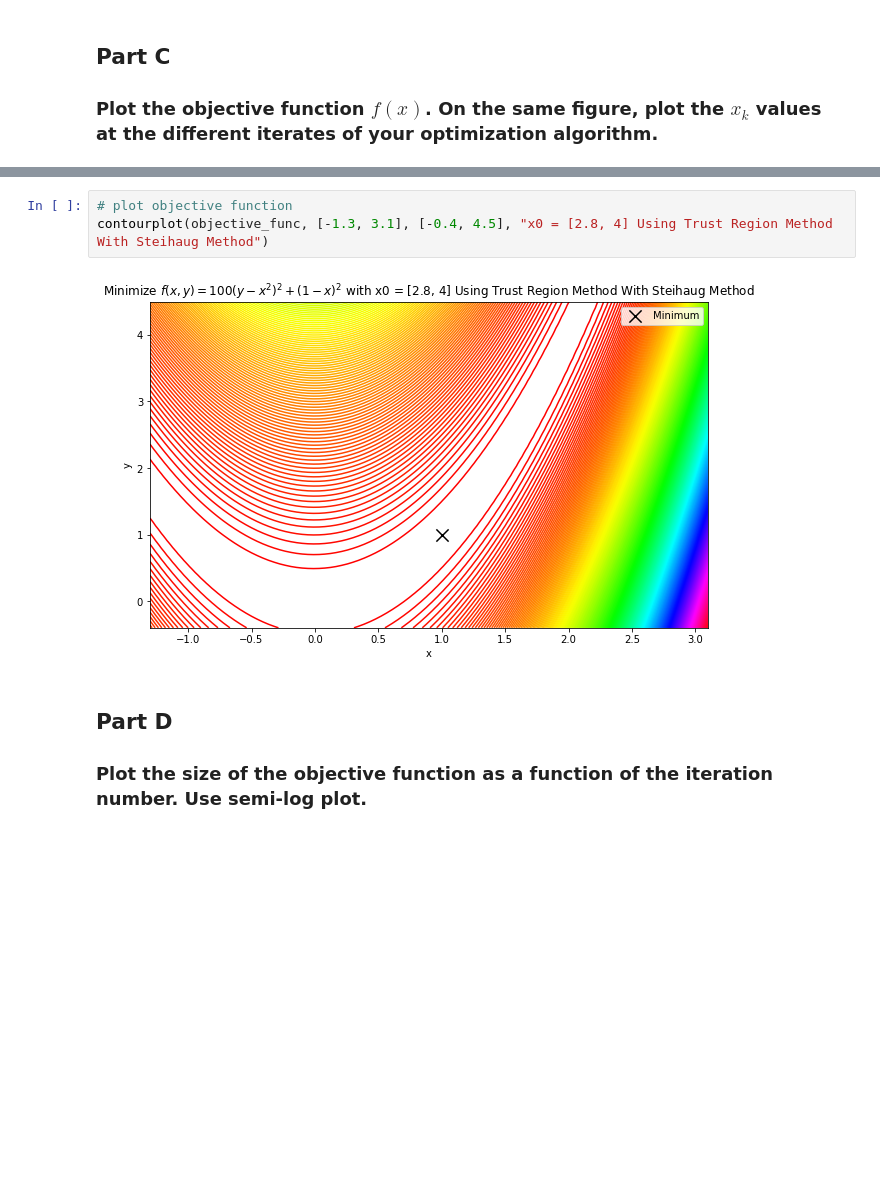
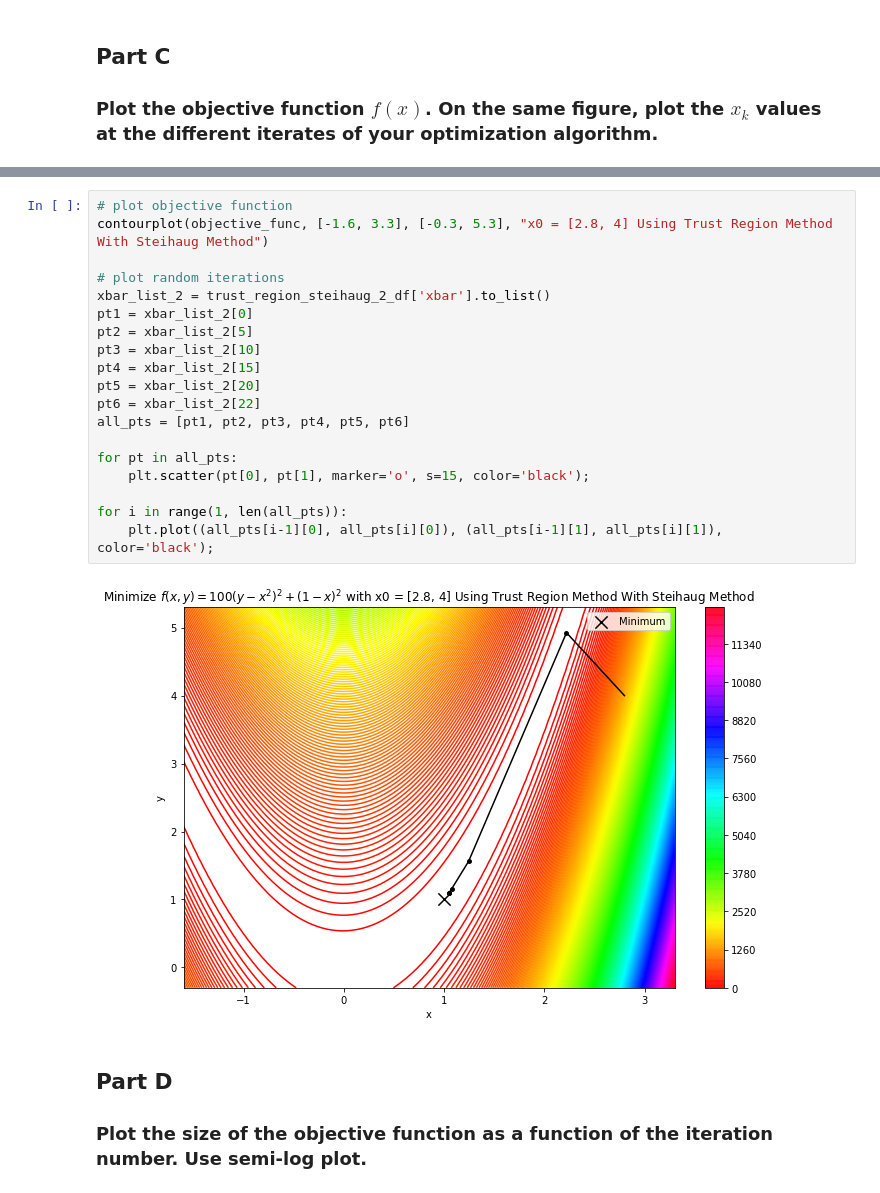
Before and after one commit to wpmcgrath95/MATH-693A-Advanced-Numerical-Methods, a Jupyter notebook: python/homework4.ipynb, the cells around one changed output, grey strips where cells are left out. Cells and saved outputs as stored; diff of their text form; blank space fills up the shorter version.

```diff
--- a/python/homework4.ipynb
+++ b/python/homework4.ipynb
@@ -275,8 +319,24 @@ contourplot(objective_func, [-1.4, 1.4], [-0.3, 1.3], "x0 = [-1.2, 1] Using Trus
-# %%
-# plot objective function
-contourplot(objective_func, [-1.3, 3.1], [-0.4, 4.5], "x0 = [2.8, 4] Using Trust Region Method With Steihaug Method")
-# %% [output]
-[figure, removed]
+# %%
+# plot objective function
+contourplot(objective_func, [-1.6, 3.3], [-0.3, 5.3], "x0 = [2.8, 4] Using Trust Region Method With Steihaug Method")
+
+# plot random iterations
+xbar_list_2 = trust_region_steihaug_2_df['xbar'].to_list()
+pt1 = xbar_list_2[0]
+pt2 = xbar_list_2[5]
+pt3 = xbar_list_2[10]
+pt4 = xbar_list_2[15]
+pt5 = xbar_list_2[20]
+pt6 = xbar_list_2[22]
+all_pts = [pt1, pt2, pt3, pt4, pt5, pt6]
+
+for pt in all_pts:
+    plt.scatter(pt[0], pt[1], marker='o', s=15, color='black');
+
+for i in range(1, len(all_pts)):
+    plt.plot((all_pts[i-1][0], all_pts[i][0]), (all_pts[i-1][1], all_pts[i][1]), color='black');
+# %% [output]
+[figure, added]
 # %% [markdown]
 ## Part D
 
```
Also changed, not shown: parts of 14 cells of this notebook.
